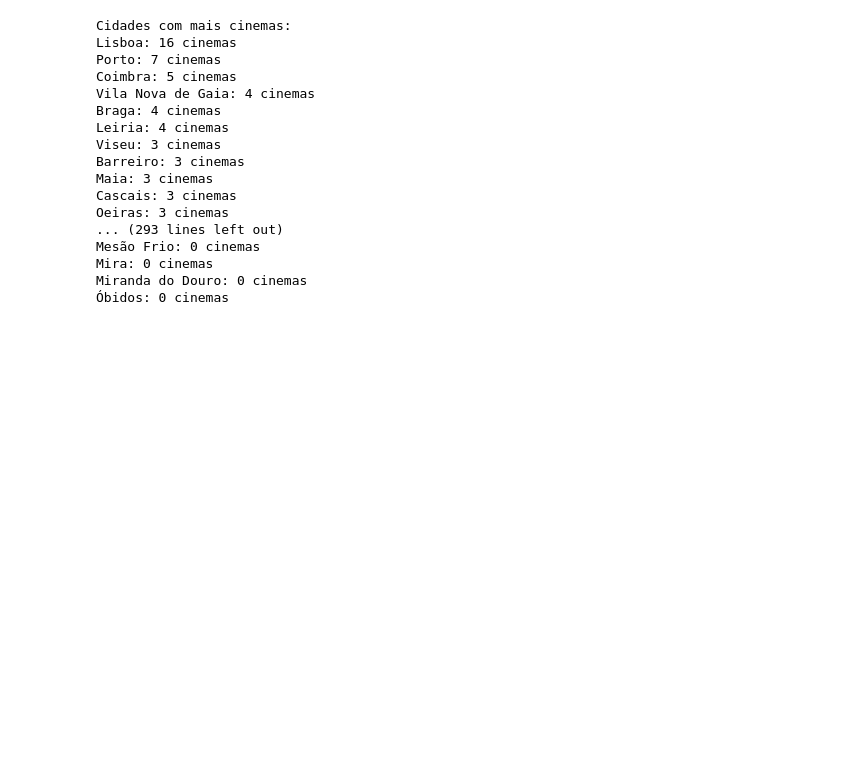
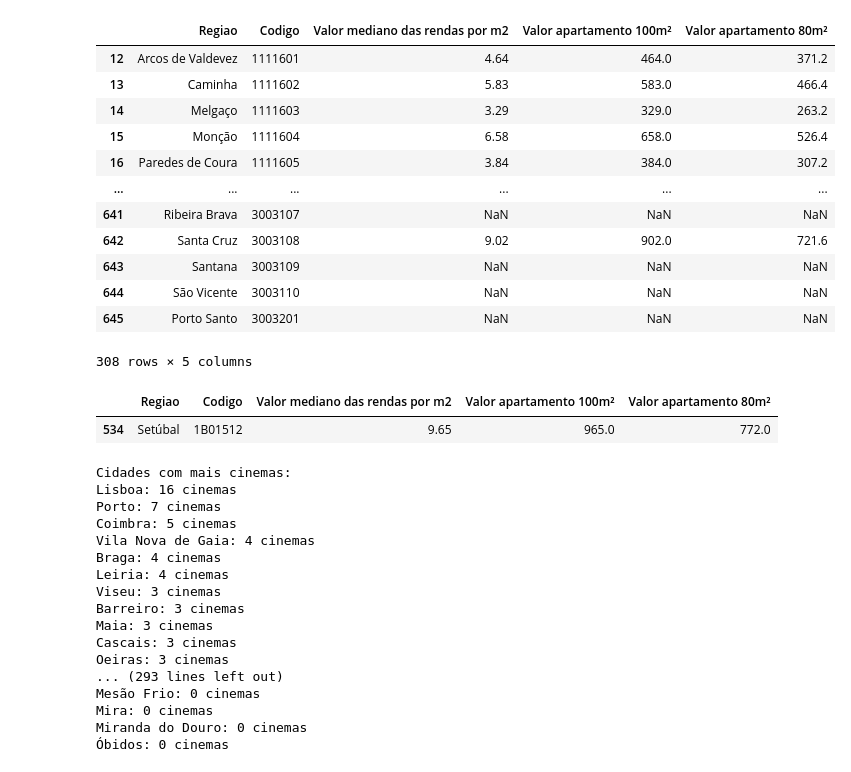
Before and after one commit to johnosd/MPAlugueisLisboa, a Jupyter notebook: src/PordataPt/PorData_Process.ipynb, the cells around one changed output. Drawn from its saved outputs; the diff is of its cells as text; code cells hidden in the pictures; blank space fills up the shorter version.

```diff
--- a/src/PordataPt/PorData_Process.ipynb
+++ b/src/PordataPt/PorData_Process.ipynb
@@ -906,3 +983,25 @@ Processando arquivo: ..\..\Bases\PorData\seguranca\560-crimes-por-categoria.csv
+# %%
+df_mora_valor_rendas = trata_mora_valor_renda()
+df_mora_valor_rendas
+# %% [output]
+|  | Regiao | Codigo | Valor mediano das rendas por m2 | Valor apartamento 100m² | Valor apartamento 80m² |
+| 12 | Arcos de Valdevez | 1111601 | 4.64 | 464.0 | 371.2 |
+| 13 | Caminha | 1111602 | 5.83 | 583.0 | 466.4 |
+| 14 | Melgaço | 1111603 | 3.29 | 329.0 | 263.2 |
+| 15 | Monção | 1111604 | 6.58 | 658.0 | 526.4 |
+| 16 | Paredes de Coura | 1111605 | 3.84 | 384.0 | 307.2 |
+| ... | ... | ... | ... | ... | ... |
+| 641 | Ribeira Brava | 3003107 | NaN | NaN | NaN |
+| 642 | Santa Cruz | 3003108 | 9.02 | 902.0 | 721.6 |
+| 643 | Santana | 3003109 | NaN | NaN | NaN |
+| 644 | São Vicente | 3003110 | NaN | NaN | NaN |
+| 645 | Porto Santo | 3003201 | NaN | NaN | NaN |
+308 rows × 5 columns
+# %%
+df_mora_valor_rendas[df_mora_valor_rendas['Regiao'].str.startswith('Set')]
+# %% [output]
+|  | Regiao | Codigo | Valor mediano das rendas por m2 | Valor apartamento 100m² | Valor apartamento 80m² |
+| 534 | Setúbal | 1B01512 | 9.65 | 965.0 | 772.0 |
 # %%
 df_cultura_cinemas = find_df_by_name(dataframes, '623-recintos-de-cinema')
 df_cultura_cinemas = trata_df_cultura(df_cultura_cinemas)
```
Also changed, not shown: parts of 7 cells of this notebook, 4 other files.
